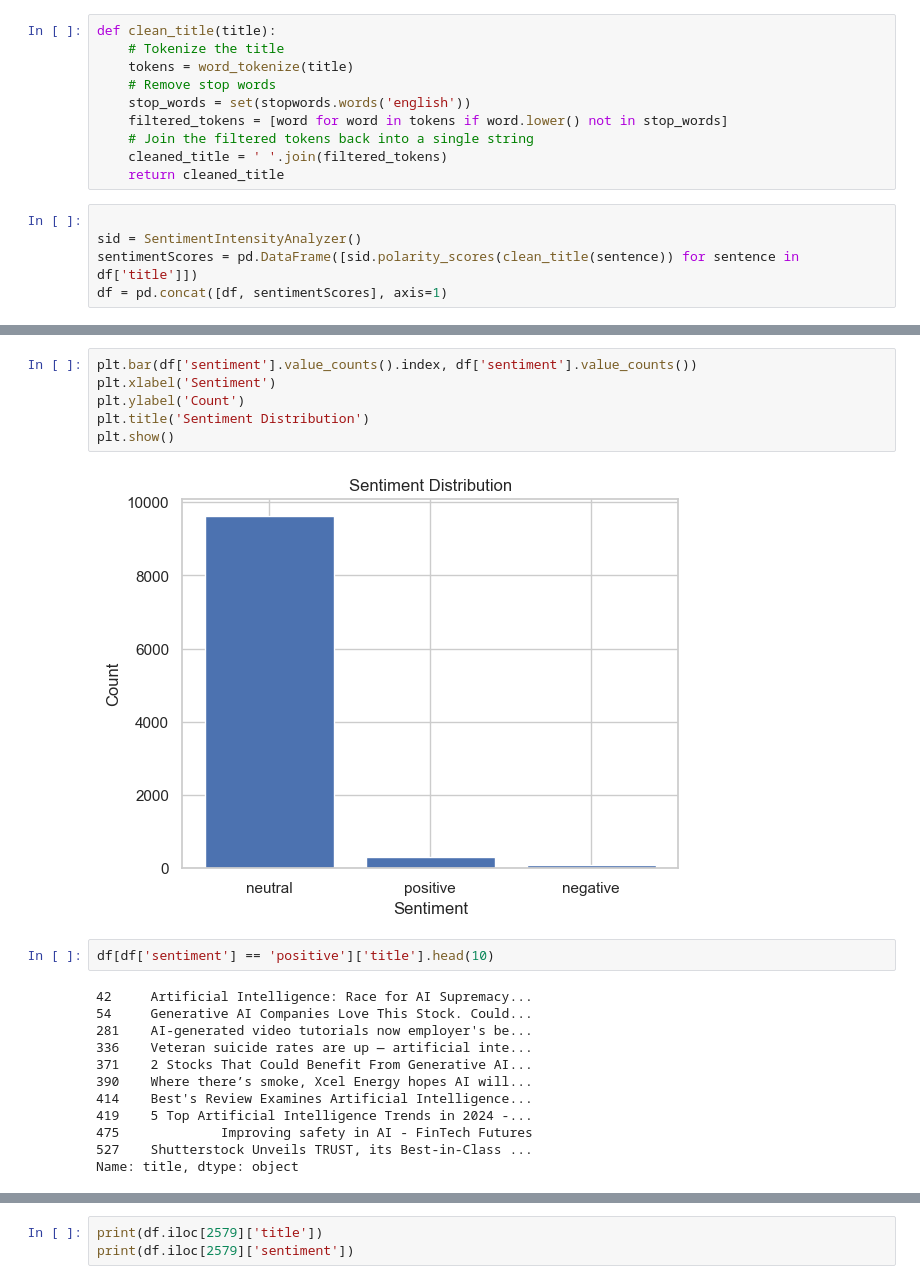
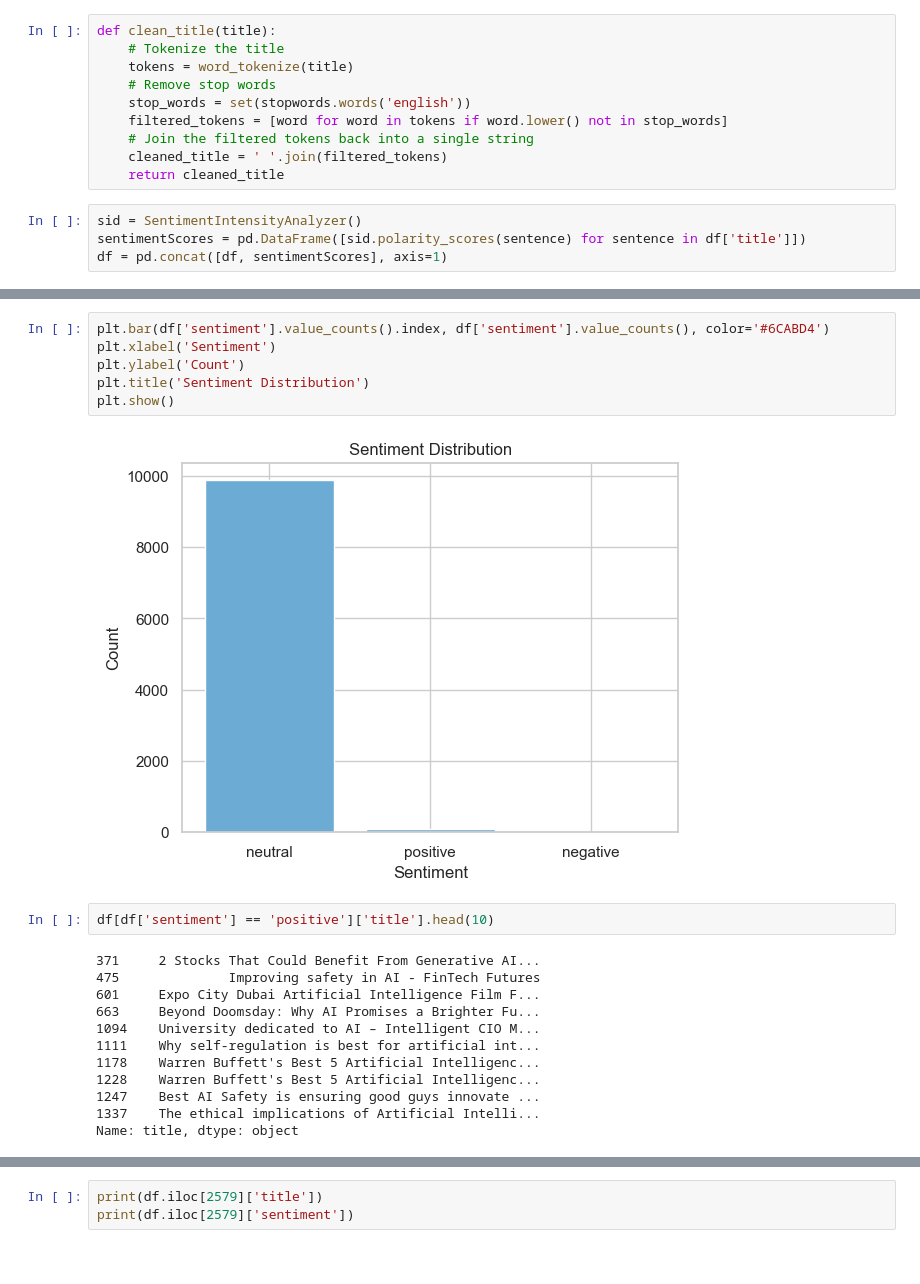
Before and after one commit to ArjunRajpal123/datathon-breaking-bad-data, a Jupyter notebook: Vader.ipynb, the cells around one changed output, grey strips where cells are left out. Drawn from its saved outputs; the diff is of its cells as text.

```diff
--- a/Vader.ipynb
+++ b/Vader.ipynb
@@ -60,9 +60,8 @@ def clean_title(title):
     cleaned_title = ' '.join(filtered_tokens)
     return cleaned_title
 # %%
-
 sid = SentimentIntensityAnalyzer()
-sentimentScores = pd.DataFrame([sid.polarity_scores(clean_title(sentence)) for sentence in df['title']])
+sentimentScores = pd.DataFrame([sid.polarity_scores(sentence) for sentence in df['title']])
 df = pd.concat([df, sentimentScores], axis=1)
 # %%
 # Compute the maximum score among positive, negative, and neutral
@@ -89,25 +88,25 @@ print(df['sentiment'])
 Name: sentiment, Length: 10000, dtype: object
 # %%
-plt.bar(df['sentiment'].value_counts().index, df['sentiment'].value_counts())
+plt.bar(df['sentiment'].value_counts().index, df['sentiment'].value_counts(), color='#6CABD4')
 plt.xlabel('Sentiment')
 plt.ylabel('Count')
 plt.title('Sentiment Distribution')
 plt.show()
 # %% [output]
-[figure, old version]
+[figure, new version]
 # %%
 df[df['sentiment'] == 'positive']['title'].head(10)
 # %% [output]
-42     Artificial Intelligence: Race for AI Supremacy...
-54     Generative AI Companies Love This Stock. Could...
-281    AI-generated video tutorials now employer's be...
-336    Veteran suicide rates are up — artificial inte...
-371    2 Stocks That Could Benefit From Generative AI...
-390    Where there’s smoke, Xcel Energy hopes AI will...
-414    Best's Review Examines Artificial Intelligence...
-419    5 Top Artificial Intelligence Trends in 2024 -...
-475             Improving safety in AI - FinTech Futures
-527    Shutterstock Unveils TRUST, its Best-in-Class ...
+371     2 Stocks That Could Benefit From Generative AI...
+475              Improving safety in AI - FinTech Futures
+601     Expo City Dubai Artificial Intelligence Film F...
+663     Beyond Doomsday: Why AI Promises a Brighter Fu...
+1094    University dedicated to AI – Intelligent CIO M...
+1111    Why self-regulation is best for artificial int...
+1178    Warren Buffett's Best 5 Artificial Intelligenc...
+1228    Warren Buffett's Best 5 Artificial Intelligenc...
+1247    Best AI Safety is ensuring good guys innovate ...
+1337    The ethical implications of Artificial Intelli...
 Name: title, dtype: object
 # %%
 df[df['sentiment'] == 'negative']['title'].head(10)
```
Also changed, not shown: parts of 5 cells of this notebook.
